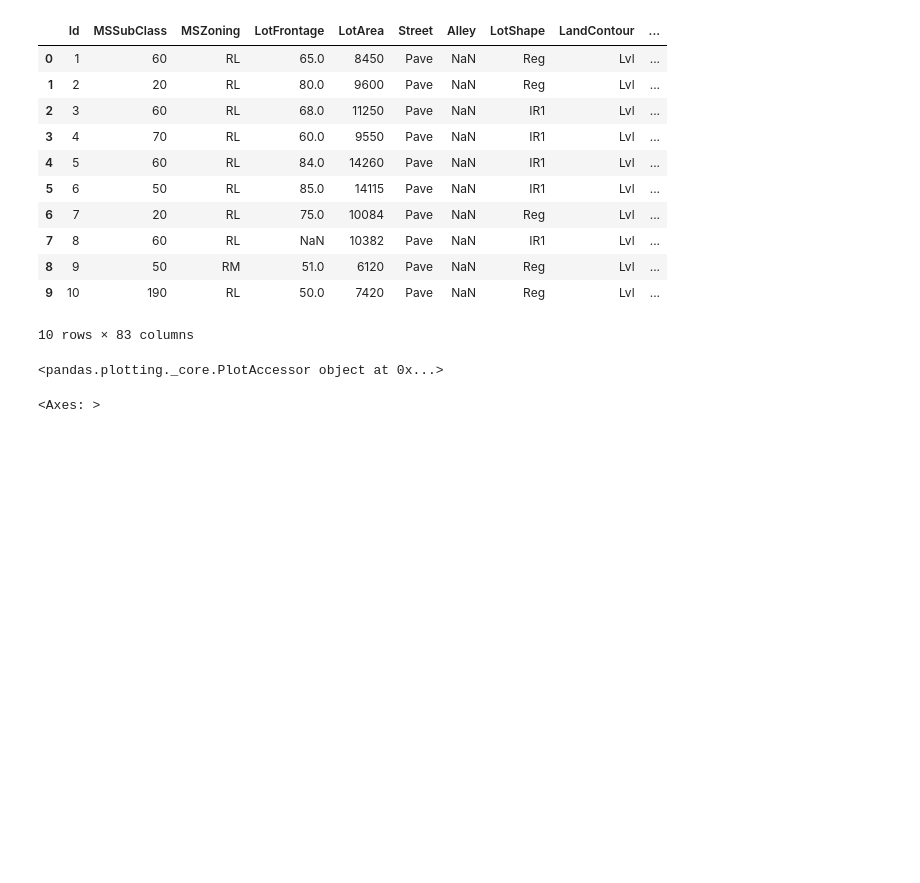
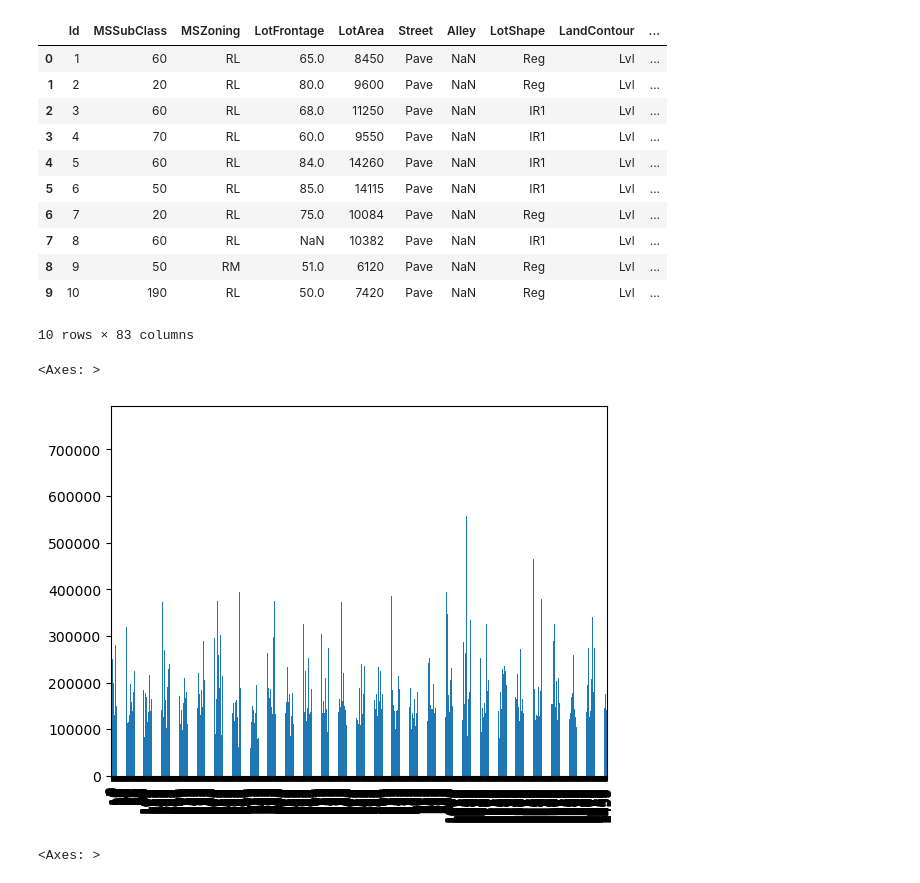
Before and after one commit to amejosecar/ia_dema, a Jupyter notebook: 07_EDA_Exploratory_Data_Analysis/Ejercicio/Planteamiento_Ejercicio_Análisis_preliminar.ipynb, the cells around one changed output. Cells and saved outputs as stored; diff of their text form; code cells hidden in the pictures; blank space fills up the shorter version.

```diff
--- a/07_EDA_Exploratory_Data_Analysis/Ejercicio/Planteamiento_Ejercicio_Análisis_preliminar.ipynb
+++ b/07_EDA_Exploratory_Data_Analysis/Ejercicio/Planteamiento_Ejercicio_Análisis_preliminar.ipynb
@@ -275,9 +275,10 @@ df1.head(10)
 | 9 | 10 | 190 | RL | 50.0 | 7420 | Pave | NaN | Reg | Lvl | ... |
 10 rows × 83 columns
 # %%
-df1['SalePrice'].plot
+df1['SalePrice'].plot.bar()
 # %% [output]
-<pandas.plotting._core.PlotAccessor object at 0x...>
+<Axes: >
+[figure, added]
 # %%
 df1['SalePrice'].plot.box()
 # %% [output]
```
